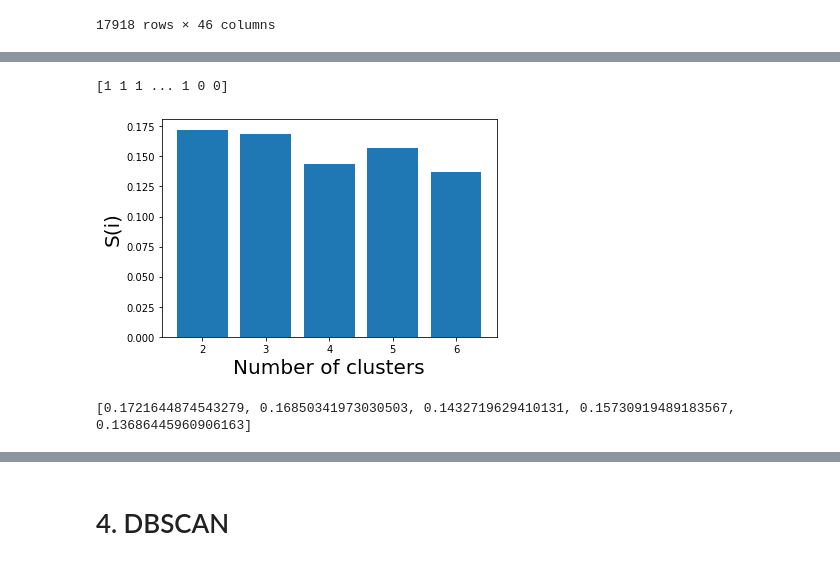
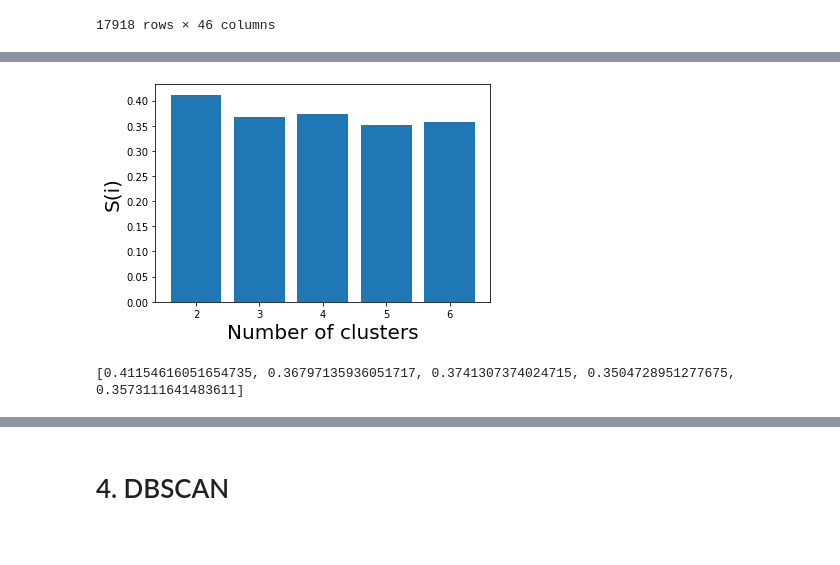
Before and after one commit to chhanganivarun/data-analysis, a Jupyter notebook: 02/Assignment 2.ipynb, the cells around one changed output, grey strips where cells are left out. Cells and saved outputs as stored; diff of their text form; code cells hidden in the pictures.

```diff
--- a/02/Assignment 2.ipynb
+++ b/02/Assignment 2.ipynb
@@ -370,3 +368,12 @@ X_normalized
 | 17916 | -0.224847 | -0.360068 | -0.112500 | -0.055010 | -0.052036 | -0.175847 | 0.071340 | -0.037355 | 0.010363 | -0.062229 | ... | ... |
 | 17917 | -0.366173 | -0.549119 | -0.163089 | -0.079746 | -0.075435 | -0.190866 | 0.103420 | -0.054153 | 0.015022 | -0.090213 | ... | ... |
 17918 rows × 46 columns
+# %%
+#Dimentionality reduction
+
+pca = PCA(n_components = 2)
+X_principal = pca.fit_transform(X_normalized)
+X_principal = pd.DataFrame(X_principal)
+X_principal.columns = ['P1', 'P2']
+
+X_principal
@@ -378,34 +400,28 @@ Dendrogram = shc.dendrogram((shc.linkage(X_normalized, method ='ward')))
-# %%
-ac2 = AgglomerativeClustering(n_clusters = 2)
-c = ac2.fit_predict(X_normalized)
-print(c)
-# %% [output]
-[1 1 1 ... 1 0 0]
 # %%
 k = [2, 3, 4, 5, 6]
 
 ac3 = AgglomerativeClustering(n_clusters = 3)
 ac4 = AgglomerativeClustering(n_clusters = 4)
 ac5 = AgglomerativeClustering(n_clusters = 5)
 ac6 = AgglomerativeClustering(n_clusters = 6)
 
 
 # Appending the silhouette scores of the different models to the list
 silhouette_scores = []
-silhouette_scores.append(silhouette_score(X_normalized, ac2.fit_predict(X_normalized)))
-silhouette_scores.append(silhouette_score(X_normalized, ac3.fit_predict(X_normalized)))
-silhouette_scores.append(silhouette_score(X_normalized, ac4.fit_predict(X_normalized)))
-silhouette_scores.append(silhouette_score(X_normalized, ac5.fit_predict(X_normalized)))
-silhouette_scores.append(silhouette_score(X_normalized, ac6.fit_predict(X_normalized)))
+silhouette_scores.append(silhouette_score(X_principal, ac2.fit_predict(X_principal)))
+silhouette_scores.append(silhouette_score(X_principal, ac3.fit_predict(X_principal)))
+silhouette_scores.append(silhouette_score(X_principal, ac4.fit_predict(X_principal)))
+silhouette_scores.append(silhouette_score(X_principal, ac5.fit_predict(X_principal)))
+silhouette_scores.append(silhouette_score(X_principal, ac6.fit_predict(X_principal)))
 
 # Plotting a bar graph to compare the results
 plt.bar(k, silhouette_scores)
 plt.xlabel('Number of clusters', fontsize = 20)
 plt.ylabel('S(i)', fontsize = 20)
 plt.show()
 # %% [output]
-[figure, old version]
+[figure, new version]
 # %%
 print(silhouette_scores)
 # %% [output]
-[0.1721644874543279, 0.16850341973030503, 0.1432719629410131, 0.15730919489183567, 0.13686445960906163]
+[0.41154616051654735, 0.36797135936051717, 0.3741307374024715, 0.3504728951277675, 0.3573111641483611]
```
Also changed, not shown: parts of 14 cells of this notebook.
